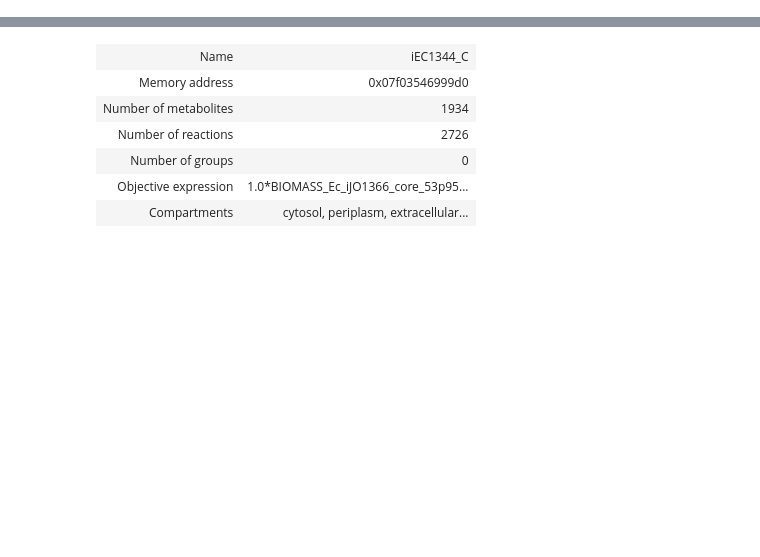
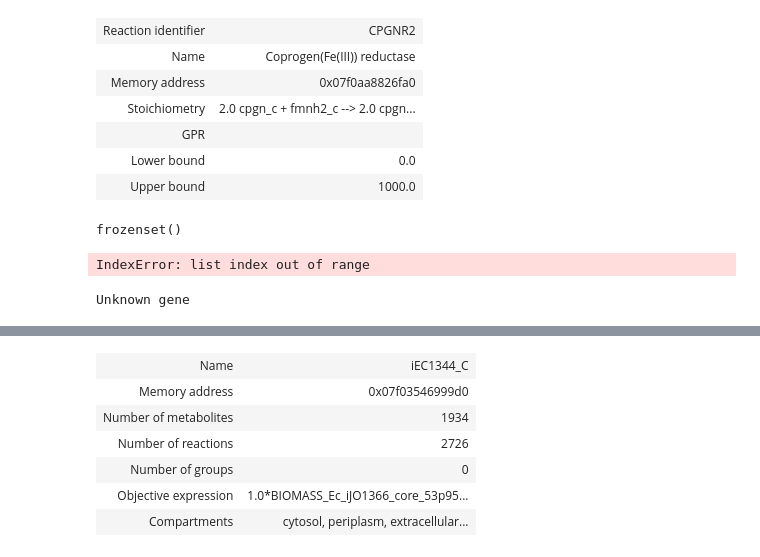
Before and after one commit to fcomnozz/GALLANT_gapfilling, a Jupyter notebook: gapfilling/gapfilling_draft.ipynb, the cells around one changed output, grey strips where cells are left out. Drawn from its saved outputs; the diff is of its cells as text; code cells hidden in the pictures; blank space fills up the shorter version.

```diff
--- a/gapfilling/gapfilling.ipynb
+++ b/gapfilling/gapfilling_draft.ipynb
@@ -32,0 +61,27 @@ x = load_query_model_file("iEC1344_C.xml")
+# %%
+# reaction without associated gene
+x.reactions[800]
+# %% [output]
+| Reaction identifier | CPGNR2 |
+| Name | Coprogen(Fe(III)) reductase |
+| Memory address | 0x07f0aa8826fa0 |
+| Stoichiometry | 2.0 cpgn_c + fmnh2_c --> 2.0 cpgn... |
+| GPR |  |
+| Lower bound | 0.0 |
+| Upper bound | 1000.0 |
+# %%
+x.reactions[800].genes
+# %% [output]
+frozenset()
+# %%
+str(list(x.reactions[800].genes)[0])
+# %% [output]
+IndexError: list index out of range
+# %%
+# index error means there are no genes associated
+try:
+    str(list(x.reactions[800].genes)[0])
+except IndexError:
+    print("Unknown gene")
+# %% [output]
+Unknown gene
```
Also changed, not shown: parts of 11 cells of this notebook.
